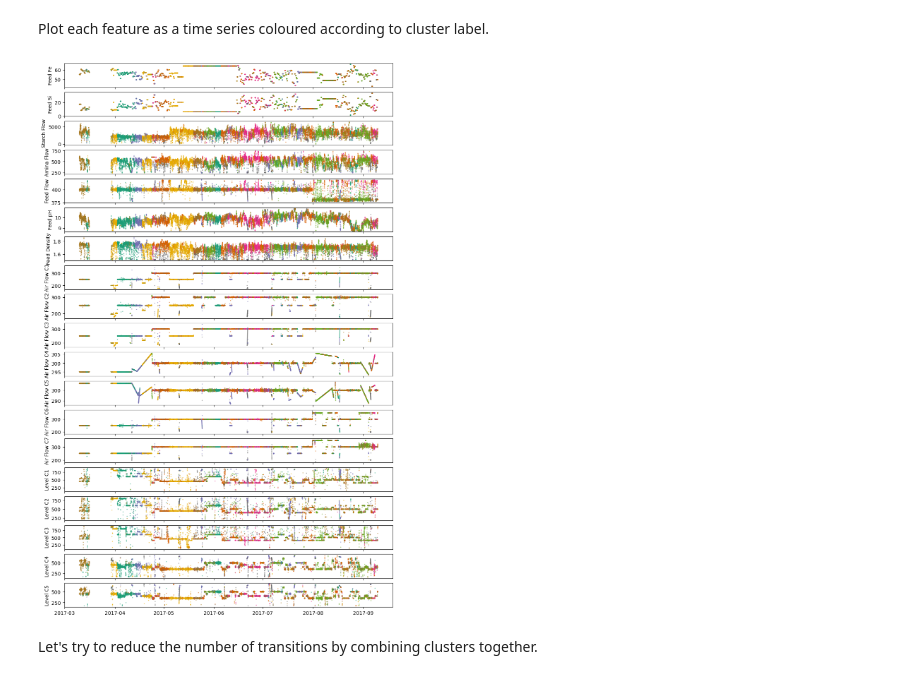
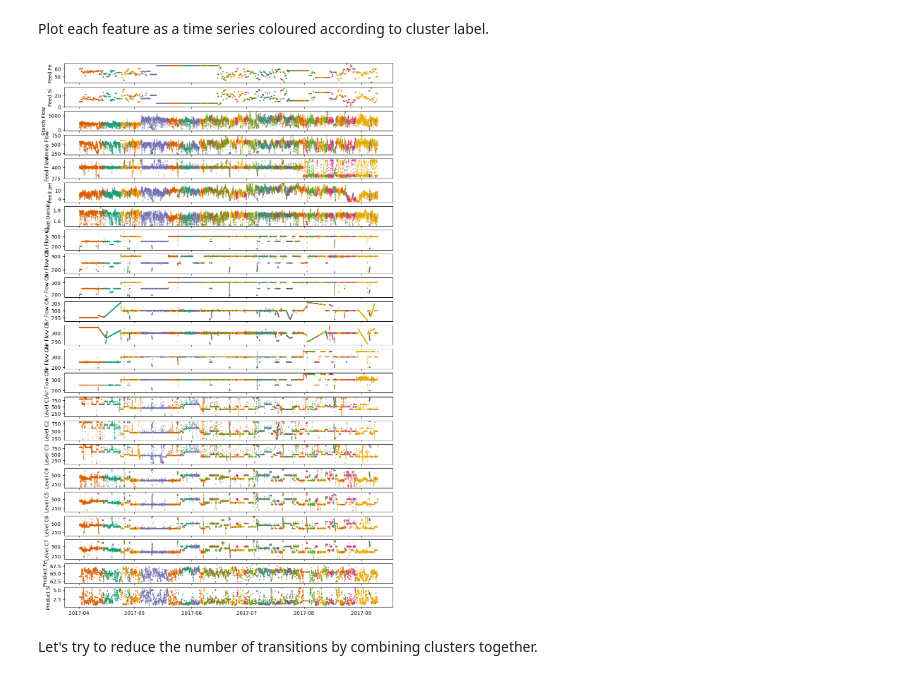
Before and after one commit to Stellenbosch-University-Process-Eng/Optimality-graph, a Jupyter notebook: caseStudy.ipynb, the cells around one changed output. Drawn from its saved outputs; the diff is of its cells as text; code cells hidden in the pictures.

```diff
--- a/caseStudy.ipynb
+++ b/caseStudy.ipynb
@@ -71,7 +61,7 @@ df_original.head()
 Rename the columns for brevity.
 # %%
 ## Rename columns (variables) for easier interpretation
-df_renamed = df_original.copy()
+df_resampled = df_original.copy()
 
 # Create cleaner variable names and units separately
 variable_names = ['Feed Fe', 'Feed Si', 'Starch Flow', 'Amina Flow', 'Feed Flow', 'Feed pH', 'Feed Density'] + \
@@ -79,9 +69,10 @@ variable_names = ['Feed Fe', 'Feed Si', 'Starch Flow', 'Amina Flow', 'Feed Flow'
                 ['Level C1', 'Level C2', 'Level C3', 'Level C4', 'Level C5', 'Level C6', 'Level C7'] + \
                 ['Product Fe', 'Product Si']
 
-df_renamed.columns = variable_names
+df_resampled.columns = variable_names
 # Downsample to 15 minute intervals, taking the mean of each interval, and drop any remaining NaN values
-df = df_renamed.resample('15min').mean().dropna()
-df.describe().T
+df_resampled = df_resampled.resample('15min').mean().dropna()
+df_resampled = df_resampled['2017-04-01':]  # Exclude the first month of data which contains many missing values
+df_resampled.describe().T
 # %% [output]
 |  | count | mean | std | min | 25% | 50% | 75% | max |
@@ -106 +106,13 @@ df.describe().T
+# %%
+targets = ['Product Fe', 'Product Si', 'Feed Fe', 'Feed Si']
+
+lag = 4*6  # 6 lagged variables at a regular lag of 4x 15 minutes = 1 hour is included
+cols = {}
+for col in df_resampled.columns:
+    if col not in targets:
+        for l in range(1, lag, 4):
+            cols[f'{col}_lag{l}'] = df_resampled[col].shift(l)
+
+df_model = pd.concat([df_resampled.drop(targets, axis=1), pd.DataFrame(cols)], axis=1).dropna()
+df = df_resampled.loc[df_model.index]
 # %% [markdown]
@@ -165,0 +120,15 @@ PLS (18 components)  |  R² = 0.1641  |  RMSE = 1.0161
+# %%
+X = df_model.values
+y = df['Product Si'].values
+X_scaled = StandardScaler().fit_transform(X)
+
+max_components = min(25, X_scaled.shape[1])
+kf = KFold(n_splits=5, shuffle=True, random_state=42)
+
+mse_cv = []
+for n in trange(1, max_components + 1, desc='PLS components'):
+    scores = cross_val_score(
+        PLSRegression(n_components=n), X_scaled, y,
+        cv=kf, scoring='neg_mean_squared_error'
+    )
+    mse_cv.append(-scores)
@@ -179,12 +198,12 @@ plt.show()
 # %% [markdown]
 Plot each feature as a time series coloured according to cluster label.
 # %%
-fig, ax = plt.subplots(19,1, figsize=(12, 20), sharex=True)
-for (ax, col) in zip(ax.flatten(), df.columns):
+fig, axs = plt.subplots(23,1, figsize=(12, 20), sharex=True)
+for (ax, col) in zip(axs.flatten(), df.columns):
     ax.scatter(df.index, df[col], c = pls_labels, s=1, cmap = 'Dark2', alpha = 0.5)
     ax.set_ylabel(col)
 # %% [output]
-[figure, old version]
+[figure, new version]
 # %% [markdown]
 Let's try to reduce the number of transitions by combining clusters together.
 # %%
```
Also changed, not shown: parts of 22 cells of this notebook.
